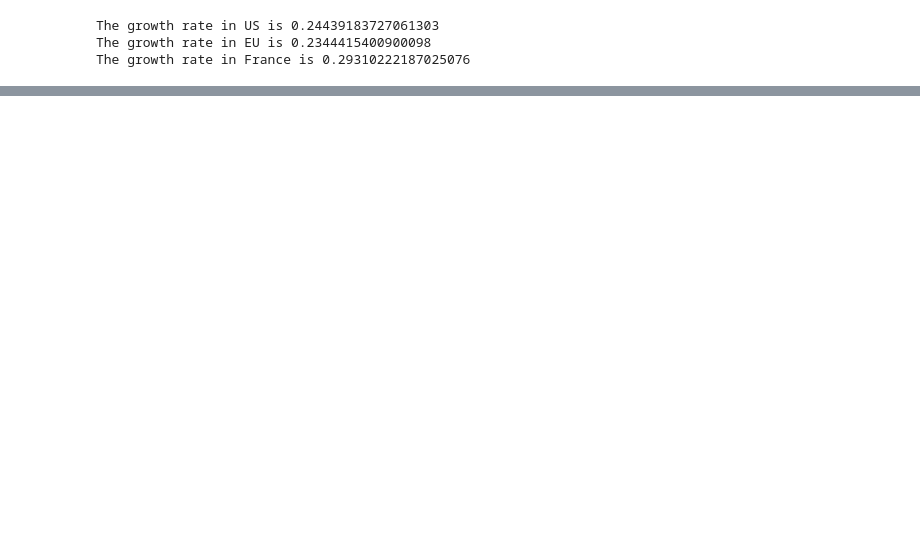
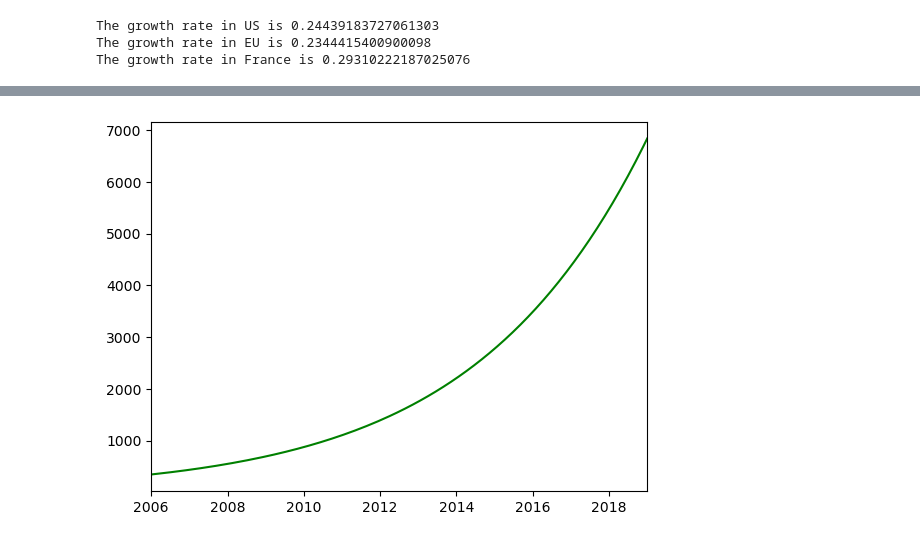
Before and after one commit to hachoj/FinalM3C_EBikes, a Jupyter notebook: Finding Growth Rate.ipynb, the cells around one changed output, grey strips where cells are left out. Drawn from its saved outputs; the diff is of its cells as text; code cells hidden in the pictures; blank space fills up the shorter version.

```diff
--- a/Finding Growth Rate.ipynb
+++ b/Finding Growth Rate.ipynb
@@ -49,0 +61,9 @@ The growth rate in France is 0.29310222187025076
+# %%
+x_axis_eu = np.linspace(2006, 2019, 130)
+y_axis_eu = (118200)/(1+math.e**(-1*curve_fit_eu[0]*(x_axis_eu-2030.9)))
+ax = plt.axes()
+ax.set_xlim(2006, 2019)
+plt.plot(x_axis_eu, y_axis_eu, 'g')
+plt.show()
+# %% [output]
+[figure, added]
```
Also changed, not shown: parts of 3 cells of this notebook.
